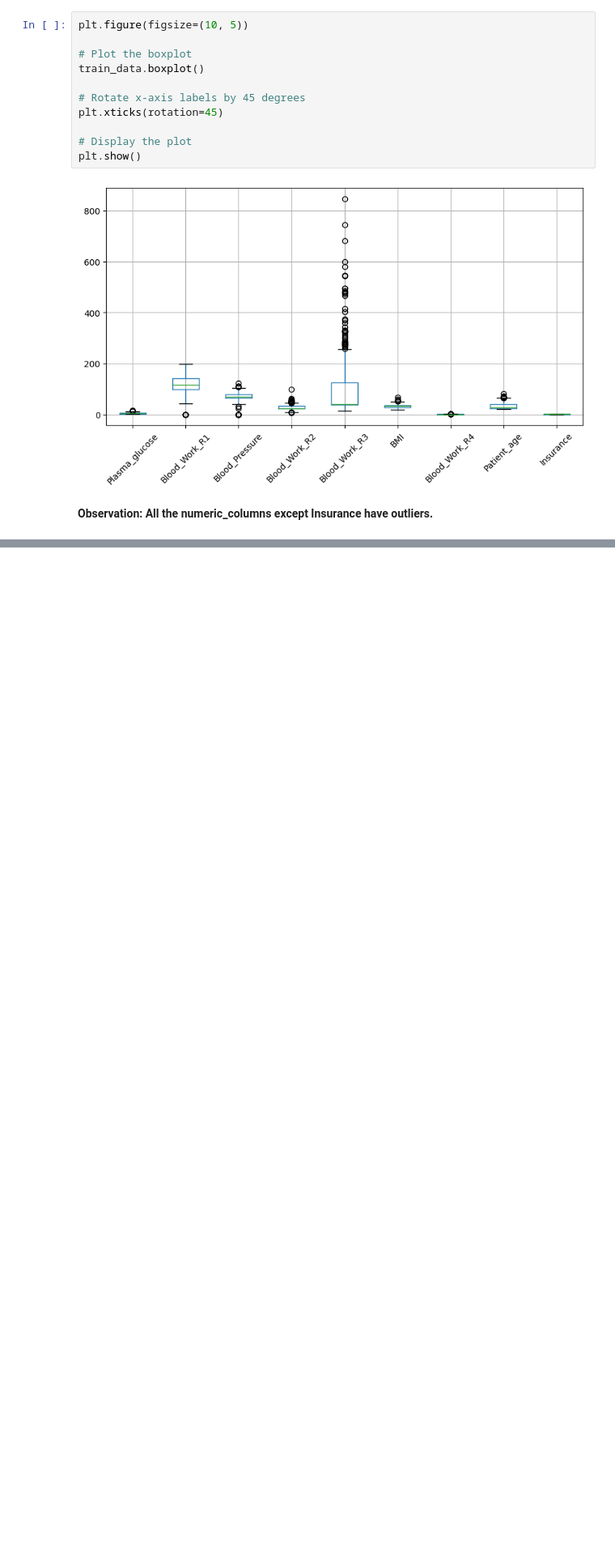
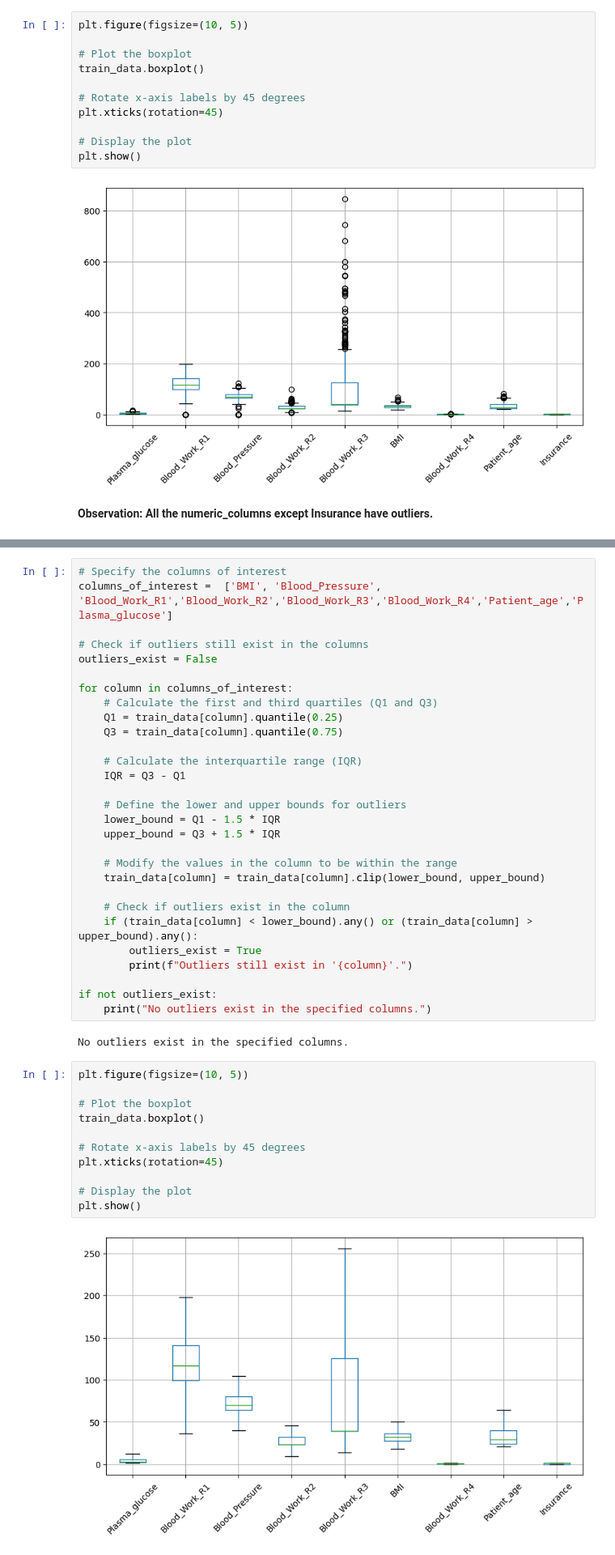
Before and after one commit to sparkysparo/Machine-Learning-for-Early-Prediction-Detection-and-Monitoring-of-Sepsis-in-A-E-and-ICU, a Jupyter notebook: Project_MSC_Machine_Learning_for_Early_Prediction,Detection_and_Monitoring_of_Sepsis_in_A&E_and_ICU_Settings.ipynb, the cells around one changed output, grey strips where cells are left out. Shown at 81% size. Cells and saved outputs as stored; diff of their text form; blank space fills up the shorter version.

```diff
--- a/Project_MSC_Machine_Learning_for_Early_Prediction,Detection_and_Monitoring_of_Sepsis_in_A&E_and_ICU_Settings.ipynb
+++ b/Project_MSC_Machine_Learning_for_Early_Prediction,Detection_and_Monitoring_of_Sepsis_in_A&E_and_ICU_Settings.ipynb
@@ -461,0 +485,44 @@ plt.show()
+# %%
+# Specify the columns of interest
+columns_of_interest =  ['BMI', 'Blood_Pressure', 'Blood_Work_R1','Blood_Work_R2','Blood_Work_R3','Blood_Work_R4','Patient_age','Plasma_glucose']
+
+# Check if outliers still exist in the columns
+outliers_exist = False
+
+for column in columns_of_interest:
+    # Calculate the first and third quartiles (Q1 and Q3)
+    Q1 = train_data[column].quantile(0.25)
+    Q3 = train_data[column].quantile(0.75)
+
+    # Calculate the interquartile range (IQR)
+    IQR = Q3 - Q1
+
+    # Define the lower and upper bounds for outliers
+    lower_bound = Q1 - 1.5 * IQR
+    upper_bound = Q3 + 1.5 * IQR
+
+    # Modify the values in the column to be within the range
+    train_data[column] = train_data[column].clip(lower_bound, upper_bound)
+
+    # Check if outliers exist in the column
+    if (train_data[column] < lower_bound).any() or (train_data[column] > upper_bound).any():
+        outliers_exist = True
+        print(f"Outliers still exist in '{column}'.")
+
+if not outliers_exist:
+    print("No outliers exist in the specified columns.")
+# %% [output]
+No outliers exist in the specified columns.
+# %%
+plt.figure(figsize=(10, 5))
+
+# Plot the boxplot
+train_data.boxplot()
+
+# Rotate x-axis labels by 45 degrees
+plt.xticks(rotation=45)
+
+# Display the plot
+plt.show()
+# %% [output]
+[figure, added]
```
Also changed, not shown: parts of 14 cells of this notebook.
